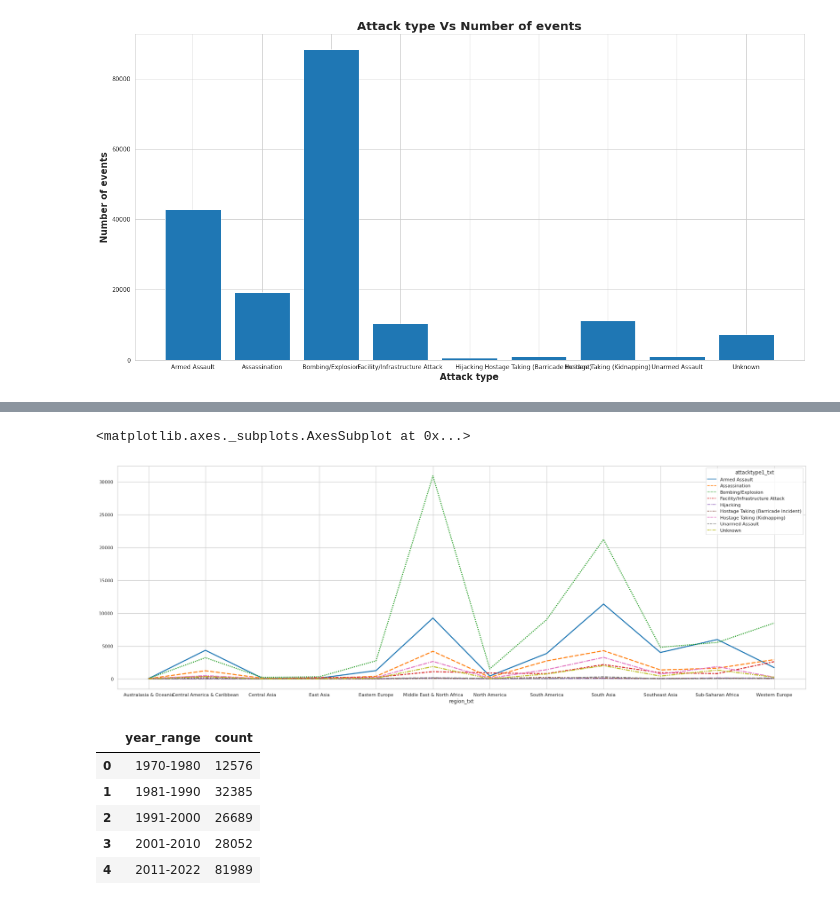
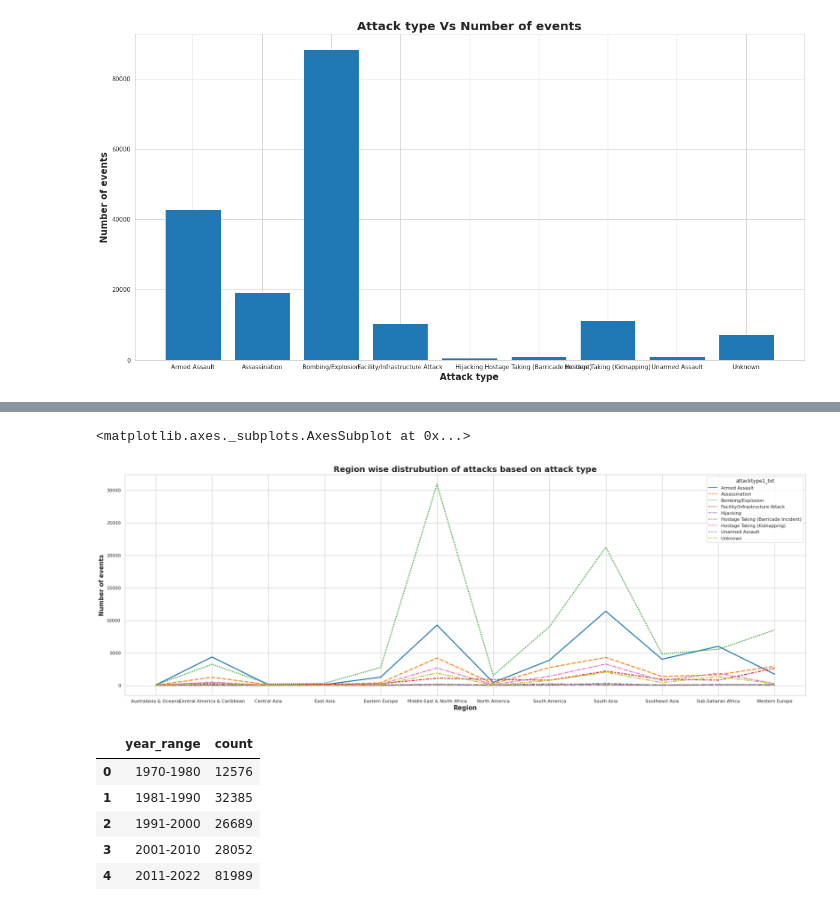
Before and after one commit to ajinkyajumde/Global-Terrorism-Analysis, a Jupyter notebook: Untitled1_ipyn.ipynb, the cells around one changed output, grey strips where cells are left out. Saved outputs shown, nothing was run; the diff lists cells and outputs as text; code cells hidden in the pictures.

```diff
--- a/Untitled1_ipyn.ipynb
+++ b/Untitled1_ipyn.ipynb
@@ -170,10 +173,13 @@ b=gt.groupby(['region_txt','attacktype1_txt'])['iyear'].count().unstack()
 # %%
 sns.set_theme(style="whitegrid")
 plt.figure(figsize=(30,10))
+plt.title('Region wise distrubution of attacks based on attack type',fontweight ='bold', fontsize = 20)
+plt.xlabel('Region', fontweight ='bold', fontsize = 15)
+plt.ylabel('Number of events', fontweight ='bold', fontsize = 15)
 sns.lineplot(data=b, palette="tab10", linewidth=2.5)
 # %% [output]
 <matplotlib.axes._subplots.AxesSubplot at 0x...>
-[figure, old version]
+[figure, new version]
 # %%
 gt['year_range']=gt.apply((lambda x: '1970-1980' if x['iyear']<=1980 else '1981-1990' if x['iyear']>1980 and x['iyear']<1991 else '1991-2000' if x['iyear']>1990 and x['iyear']<2001 else'2001-2010' if x['iyear']>2000 and x['iyear']<2011 else '2011-2022'),axis=1)
 # %%
```
Also changed, not shown: parts of 20 cells of this notebook.
